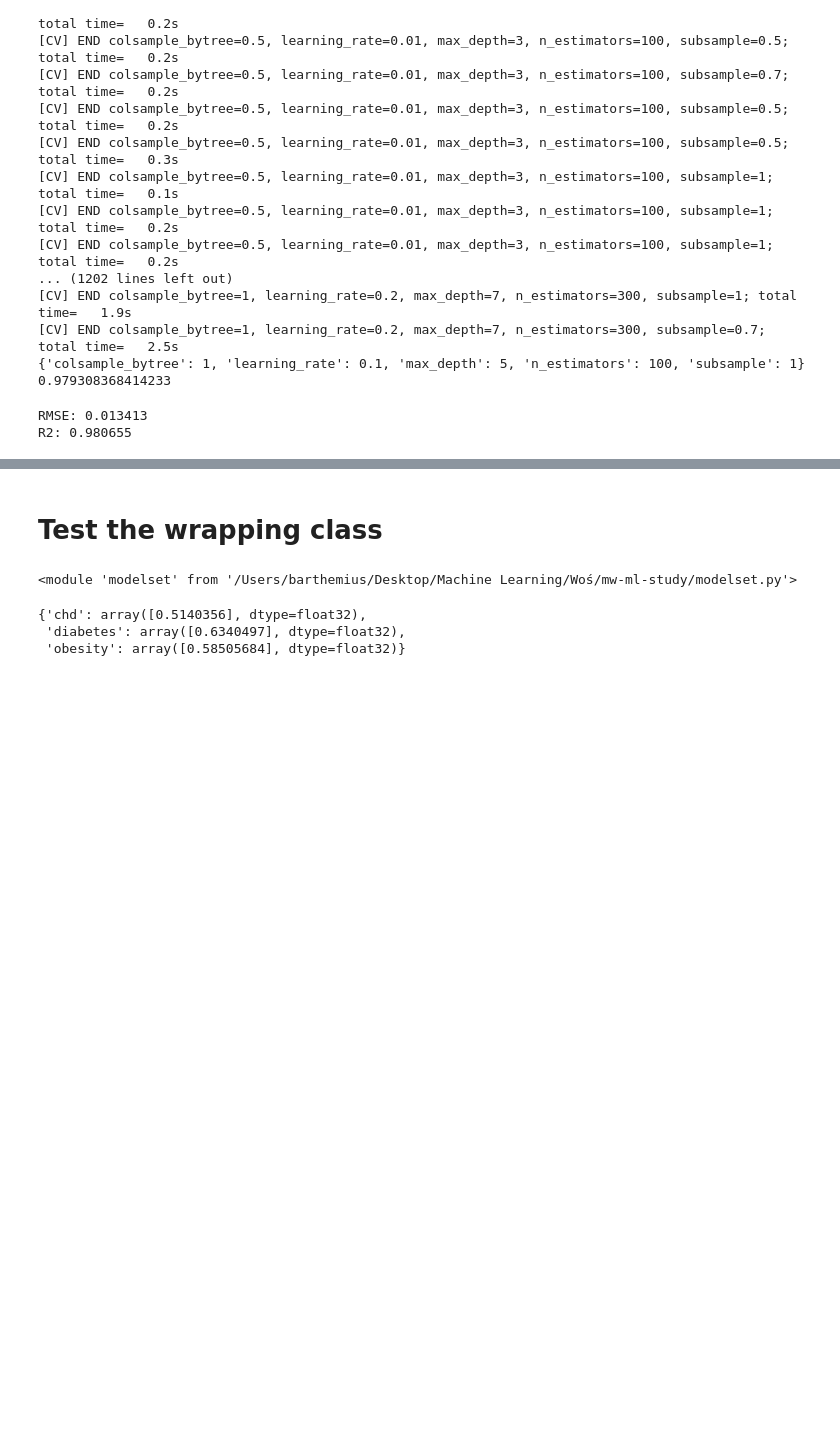
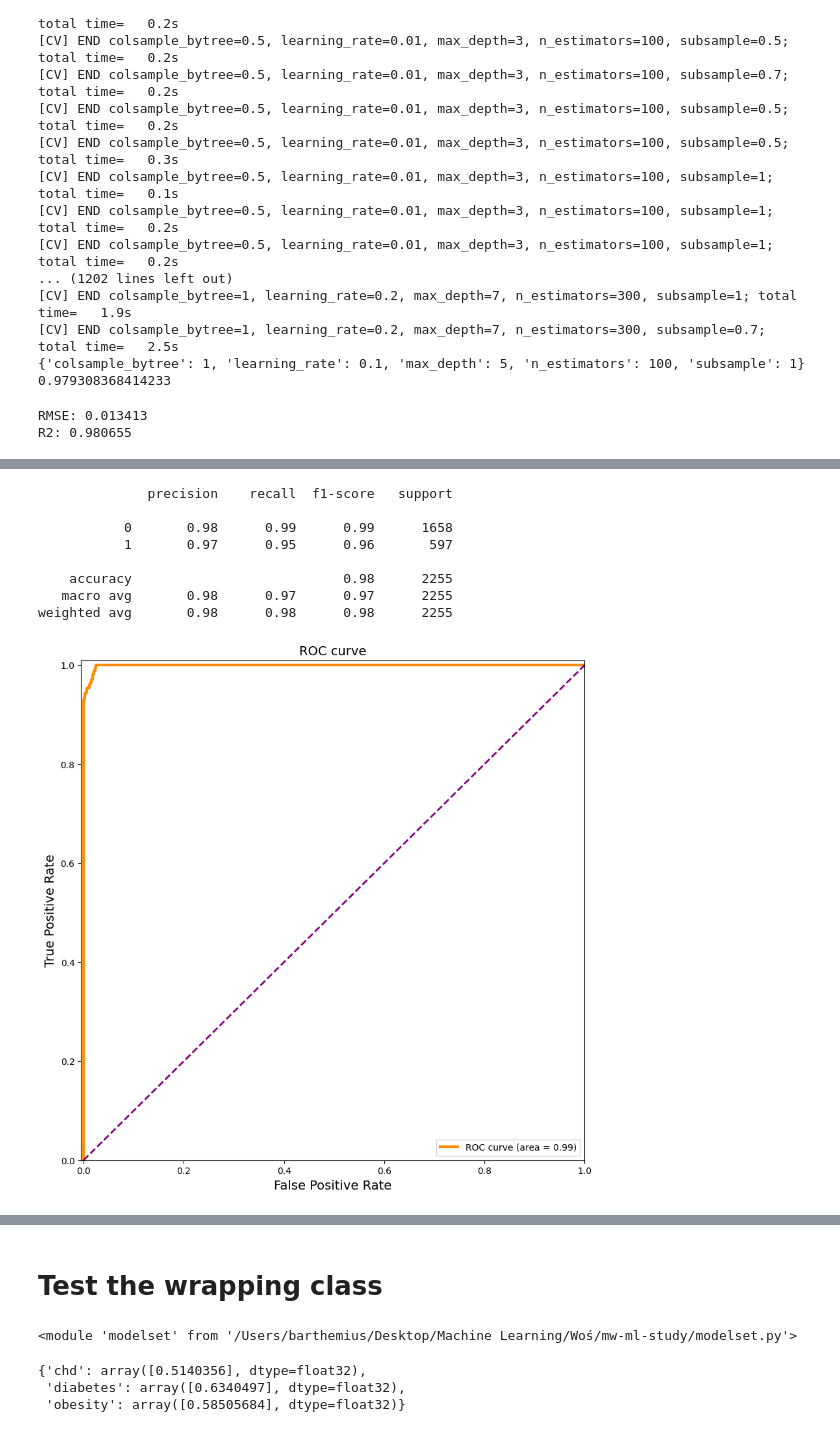
Before and after one commit to barthemius/mw-ml-study, a Jupyter notebook: Data Exploration.ipynb, the cells around one changed output, grey strips where cells are left out. Cells and saved outputs as stored; diff of their text form; code cells hidden in the pictures; blank space fills up the shorter version.

```diff
--- a/Data Exploration.ipynb
+++ b/Data Exploration.ipynb
@@ -792,0 +879,67 @@ pickle.dump(xgb, open('xgb_chd_model.pkl', 'wb'))
+# %%
+# Rearrange problem as classification and test the prediction
+
+y_pred_prob = xgb.predict(X_test)
+y_pred = y_pred_prob.copy()
+
+y_pred = np.where(y_pred > 0.5, 1, 0)
+y_test_class = y_test.copy()
+y_test_class = np.where(y_test_class > 0.5, 1, 0)
+
+# Compute metrics
+# ROC curve
+
+fpr, tpr, thresholds = roc_curve(y_test_class, y_pred_prob)
+roc_auc = auc(fpr, tpr)
+
+plt.figure(figsize=(10, 10))
+plt.plot(fpr, tpr, color='darkorange', lw=3, label='ROC curve (area = 0.99)')
+plt.plot([0, 1], [0, 1], color='purple', lw=2, linestyle='--')
+plt.xlim([-0.005, 1.0])
+plt.ylim([0.0, 1.01])
+plt.xlabel('False Positive Rate', fontsize=14)
+plt.ylabel('True Positive Rate', fontsize=14)
+plt.title('ROC curve', fontsize=14)
+plt.legend(loc="lower right")
+plt.savefig('xgb_'+name+'_roc.png', dpi=300, bbox_inches='tight')
+
+# Confusion matrix
+cm = confusion_matrix(y_test_class, y_pred)
+
+# Plot confusion matrix
+
+plt.figure(figsize=(10, 10))
+plt.imshow(cm, interpolation='nearest', cmap=plt.cm.Blues)
+plt.title('Confusion matrix', fontsize=14)
+plt.colorbar()
+tick_marks = np.arange(2)
+plt.xticks(tick_marks, ['0', '1'], rotation=45, fontsize=14)
+plt.yticks(tick_marks, ['0', '1'], fontsize=14)
+
+fmt = 'd'
+thresh = cm.max() / 2.
+for i, j in itertools.product(range(cm.shape[0]), range(cm.shape[1])):
+    plt.text(j, i, format(cm[i, j], fmt),
+             horizontalalignment="center",
+             color="white" if cm[i, j] > thresh else "black")
+
+plt.tight_layout()
+plt.ylabel('True label', fontsize=14)
+plt.xlabel('Predicted label', fontsize=14)
+plt.savefig('xgb_'+name+'_cm.png', dpi=300, bbox_inches='tight')
+
+# Print Accuracy, Precision, Recall, F1-score
+
+from sklearn.metrics import classification_report
+
+print(classification_report(y_test_class, y_pred))
+# %% [output]
+              precision    recall  f1-score   support
+
+           0       0.98      0.99      0.99      1658
+           1       0.97      0.95      0.96       597
+
+    accuracy                           0.98      2255
+   macro avg       0.98      0.97      0.97      2255
+weighted avg       0.98      0.98      0.98      2255
+[figure, added]
```
Also changed, not shown: parts of 15 cells of this notebook, 10 other files.
